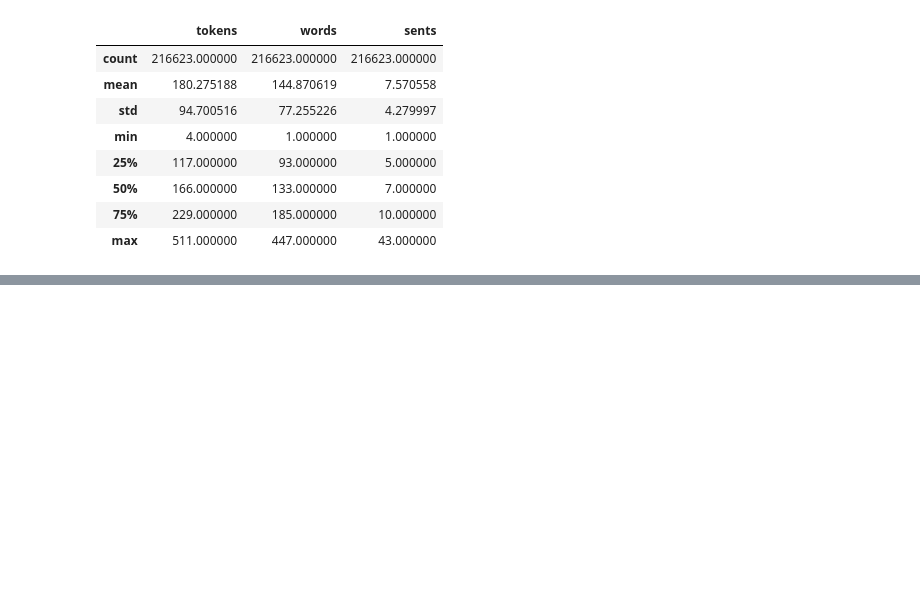
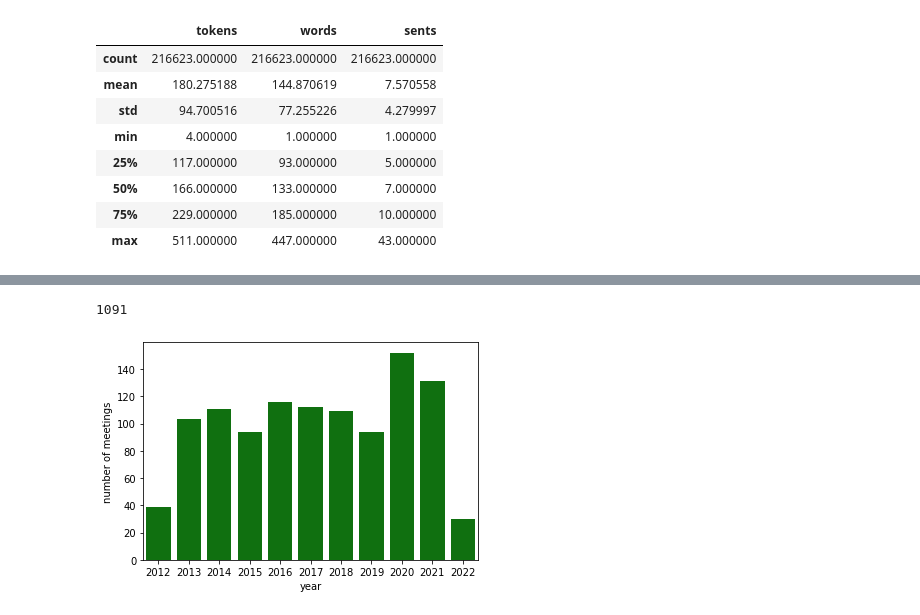
Before and after one commit to jonahank/Vote-Prediction-Model, a Jupyter notebook: data_collection/meetings/process_data.ipynb, the cells around one changed output, grey strips where cells are left out. Cells and saved outputs as stored; diff of their text form; code cells hidden in the pictures; blank space fills up the shorter version.

Commit message:
histograms of number of votes or meetings

```diff
--- a/data_collection/meetings/process_data.ipynb
+++ b/data_collection/meetings/process_data.ipynb
@@ -423,0 +426,8 @@ df_t[df_t["tokens"]<512].describe()
+# %%
+import pandas as pd
+import seaborn as sns
+df = pd.read_pickle("./ft_meetings_2012-2022.pkl")
+# %%
+df["id"] = df["time"].astype('category')
+df["id"] = df["id"].cat.codes
+df.head(1)
@@ -423,0 +437,3 @@ df_t[df_t["tokens"]<512].describe()
+# %%
+data = df.groupby(["year"]).nunique()["id"].reset_index()
+data
@@ -423,0 +453,7 @@ df_t[df_t["tokens"]<512].describe()
+# %%
+data["number of meetings"] = data["id"]
+sns.barplot(data=data, x="year", y="number of meetings", color="green")
+print(data["number of meetings"].sum())
+# %% [output]
+1091
+[figure, added]
```
Also changed, not shown: parts of 3 cells of this notebook, 1 other file.
